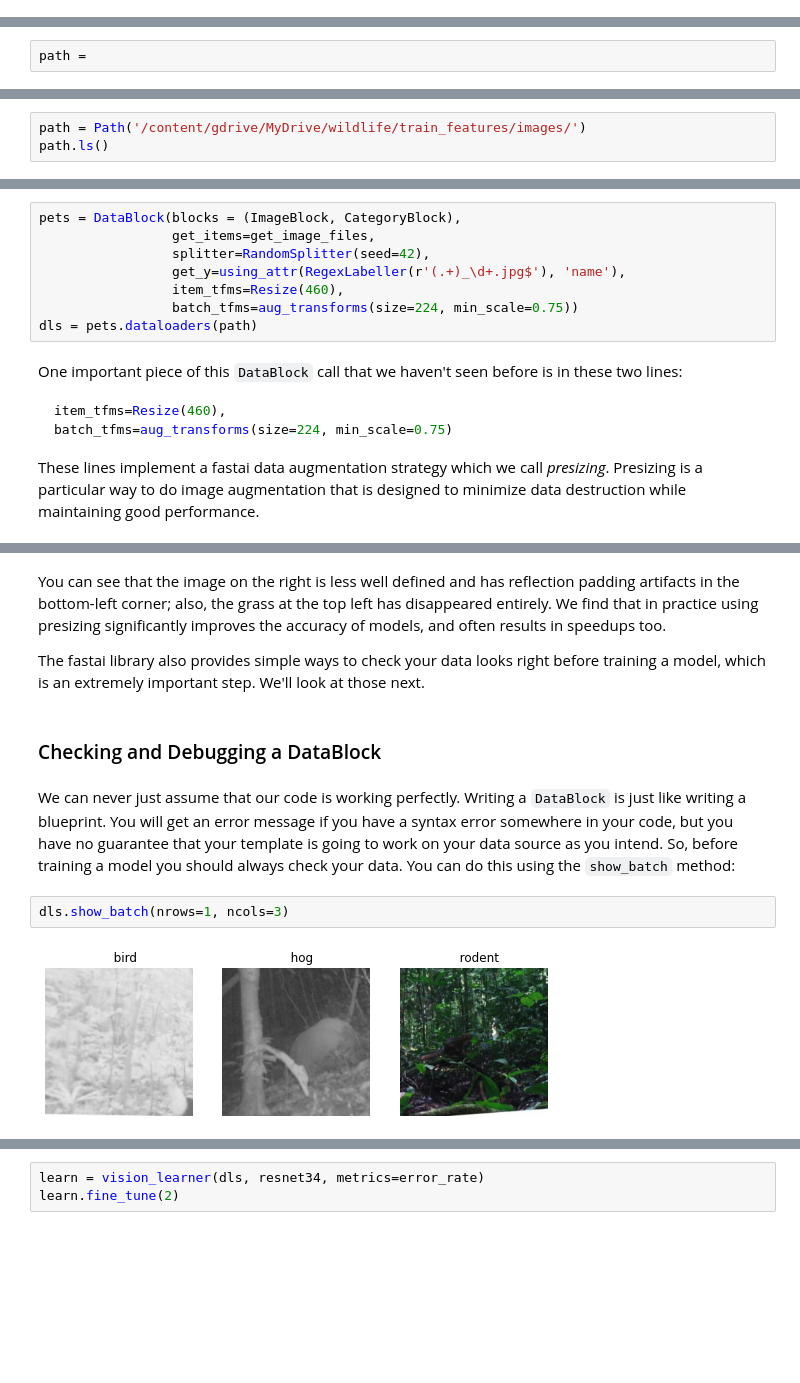
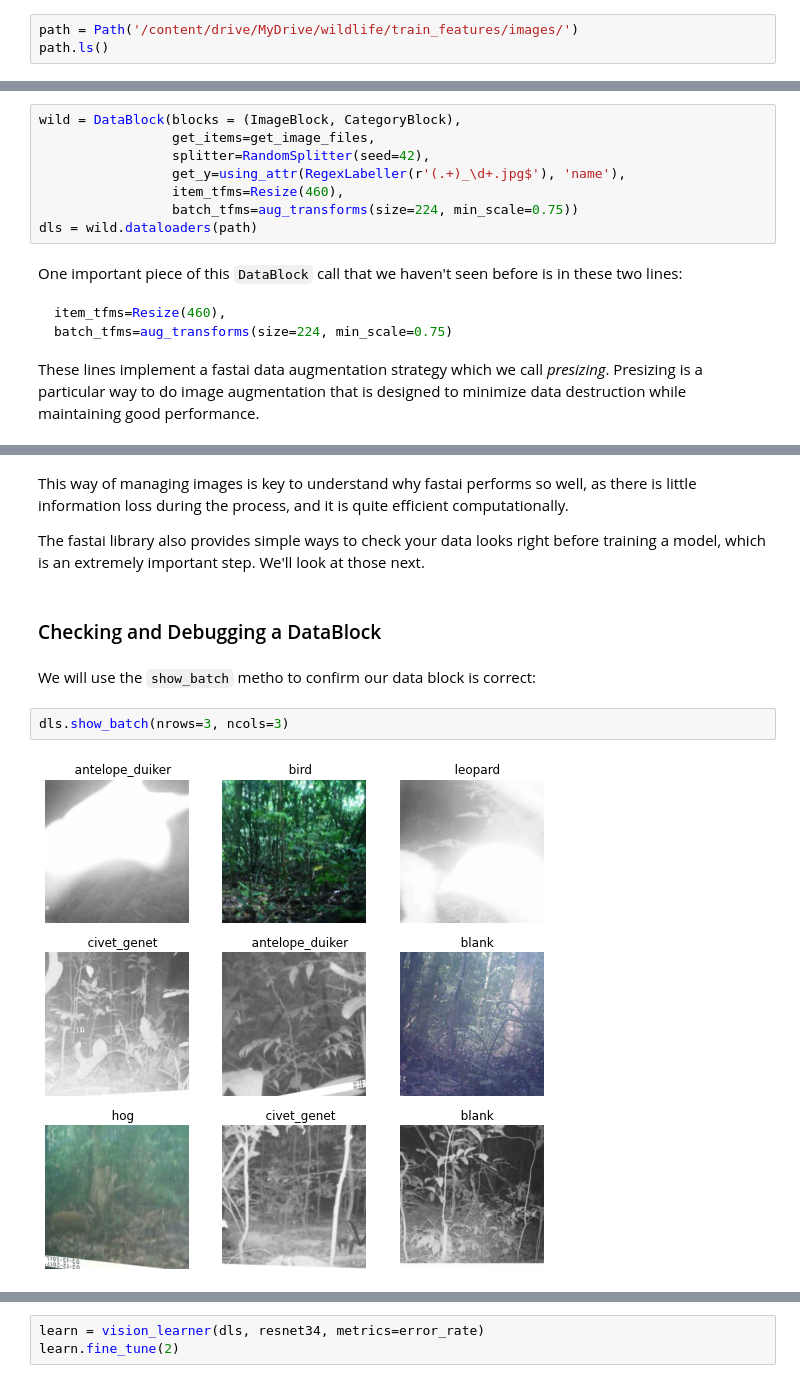
Before and after one commit to afortuny/DeepLearningFastAI, a Jupyter notebook: 05_fine tuning in DL.ipynb, the cells around one changed output, grey strips where cells are left out. Saved outputs shown, nothing was run; the diff lists cells and outputs as text; blank space fills up the shorter version.

Commit message:
Documented till the baseline model

```diff
--- a/05_fine tuning in DL.ipynb
+++ b/05_fine tuning in DL.ipynb
@@ -441,0 +94,3 @@ path = untar_data(URLs.PETS)
+# %%
+path = Path('/content/drive/MyDrive/wildlife/train_features/images/')
+path.ls()
@@ -482,2 +102,0 @@ Path('.')
-# %%
-path =
@@ -505,3 +102,0 @@ Path('/content/gdrive/MyDrive/wildlife/train_features/train_features')
-# %%
-path = Path('/content/gdrive/MyDrive/wildlife/train_features/images/')
-path.ls()
@@ -518,11 +116,11 @@ Now that we confirmed the regular expression works for the example, let's use it
 # %%
-pets = DataBlock(blocks = (ImageBlock, CategoryBlock),
+wild = DataBlock(blocks = (ImageBlock, CategoryBlock),
                  get_items=get_image_files,
                  splitter=RandomSplitter(seed=42),
                  get_y=using_attr(RegexLabeller(r'(.+)_\d+.jpg$'), 'name'),
                  item_tfms=Resize(460),
                  batch_tfms=aug_transforms(size=224, min_scale=0.75))
-dls = pets.dataloaders(path)
+dls = wild.dataloaders(path)
 # %% [markdown]
 One important piece of this `DataBlock` call that we haven't seen before is in these two lines:
 
@@ -588,12 +155,13 @@ TensorImage(x1[0]).show(ctx=axs[1]);
-# %% [markdown]
-You can see that the image on the right is less well defined and has reflection padding artifacts in the bottom-left corner; also, the grass at the top left has disappeared entirely. We find that in practice using presizing significantly improves the accuracy of models, and often results in speedups too.
-
-The fastai library also provides simple ways to check your data looks right before training a model, which is an extremely important step. We'll look at those next.
+# %% [markdown]
+This way of managing images is key to understand why fastai performs so well, as there is little information loss during the process, and it is quite efficient computationally.
+
+
+The fastai library also provides simple ways to check your data looks right before training a model, which is an extremely important step. We'll look at those next.
 # %% [markdown]
 ### Checking and Debugging a DataBlock
-# %% [markdown]
-We can never just assume that our code is working perfectly. Writing a `DataBlock` is just like writing a blueprint. You will get an error message if you have a syntax error somewhere in your code, but you have no guarantee that your template is going to work on your data source as you intend. So, before training a model you should always check your data. You can do this using the `show_batch` method:
+# %% [markdown]
+We will use the `show_batch` metho to confirm our data block is correct:
 # %%
-dls.show_batch(nrows=1, ncols=3)
+dls.show_batch(nrows=3, ncols=3)
 # %% [output]
-[figure, old version]
+[figure, new version]
```
Also changed, not shown: parts of 113 cells of this notebook.
